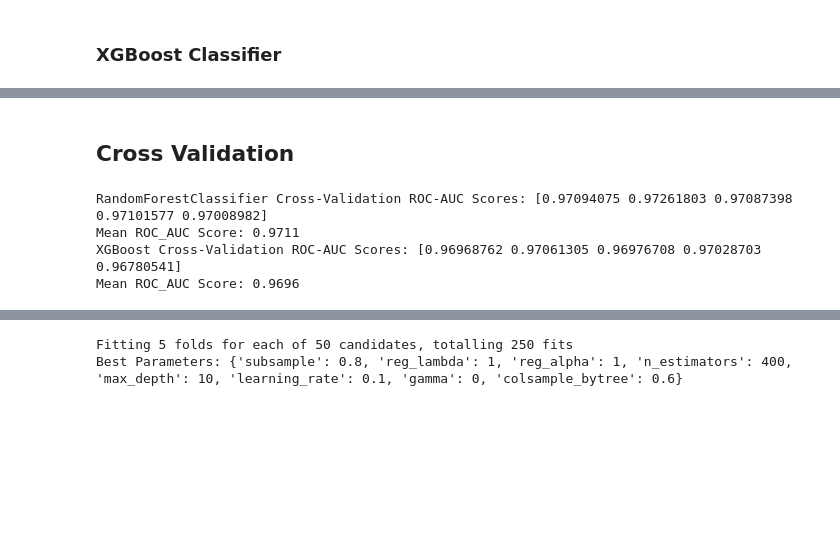
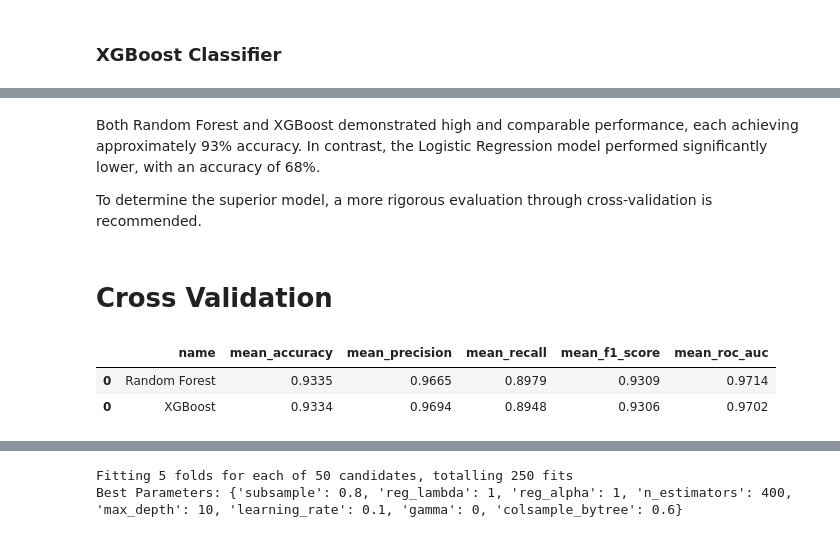
Before and after one commit to Aditya-k-23/Bank-Marketing, a Jupyter notebook: Analysis.ipynb, the cells around one changed output, grey strips where cells are left out. Drawn from its saved outputs; the diff is of its cells as text; code cells hidden in the pictures; blank space fills up the shorter version.

```diff
--- a/Analysis.ipynb
+++ b/Analysis.ipynb
@@ -576,17 +579,36 @@ pd.concat([log_reg_results, rf_results, xgb_results])
+# %% [markdown]
+Both Random Forest and XGBoost demonstrated high and comparable performance, each achieving approximately 93% accuracy. In contrast, the Logistic Regression model performed significantly lower, with an accuracy of 68%.
+
+To determine the superior model, a more rigorous evaluation through cross-validation is recommended.
 # %% [markdown]
-## Cross Validation
+# Cross Validation
-# %%
-# Perform cross-validation on Random Forest
-cv_scores = cross_val_score(rf, X_train, y_train, cv=5, scoring='roc_auc')
-print(f"RandomForestClassifier Cross-Validation ROC-AUC Scores: {cv_scores}")
-print(f"Mean ROC_AUC Score: {cv_scores.mean():.4f}")
-
-# Perform cross-validation on XGBoost
-cv_scores = cross_val_score(xgb, X_train, y_train, cv=5, scoring='roc_auc')
-print(f"XGBoost Cross-Validation ROC-AUC Scores: {cv_scores}")
-print(f"Mean ROC_AUC Score: {cv_scores.mean():.4f}")
-# %% [output]
-RandomForestClassifier Cross-Validation ROC-AUC Scores: [0.97094075 0.97261803 0.97087398 0.97101577 0.97008982]
-Mean ROC_AUC Score: 0.9711
-XGBoost Cross-Validation ROC-AUC Scores: [0.96968762 0.97061305 0.96976708 0.97028703 0.96780541]
-Mean ROC_AUC Score: 0.9696
+# %%
+# Cross validation
+xgb_cv_scores = cross_validate(xgb, X_train, y_train, cv=10, scoring=['accuracy','precision','recall', 'f1', 'roc_auc'])
+rf_cv_scores = cross_validate(rf, X_train, y_train, cv=10, scoring=['accuracy','precision','recall', 'f1', 'roc_auc'])
+
+# Store results
+rf_cv_results = pd.DataFrame({
+    'name': ['Random Forest'],
+    'mean_accuracy': [round(rf_cv_scores['test_accuracy'].mean(), 4)],
+    'mean_precision': [round(rf_cv_scores['test_precision'].mean(), 4)],
+    'mean_recall': [round(rf_cv_scores['test_recall'].mean(), 4)],
+    'mean_f1_score': [round(rf_cv_scores['test_f1'].mean(), 4)],
+    'mean_roc_auc': [round(rf_cv_scores['test_roc_auc'].mean(), 4)]
+})
+
+xgb_cv_results = pd.DataFrame({
+    'name': ['XGBoost'],
+    'mean_accuracy': [round(xgb_cv_scores['test_accuracy'].mean(), 4)],
+    'mean_precision': [round(xgb_cv_scores['test_precision'].mean(), 4)],
+    'mean_recall': [round(xgb_cv_scores['test_recall'].mean(), 4)],
+    'mean_f1_score': [round(xgb_cv_scores['test_f1'].mean(), 4)],
+    'mean_roc_auc': [round(xgb_cv_scores['test_roc_auc'].mean(), 4)]
+})
+
+# Display results
+pd.concat([rf_cv_results, xgb_cv_results])
+# %% [output]
+|  | name | mean_accuracy | mean_precision | mean_recall | mean_f1_score | mean_roc_auc |
+| 0 | Random Forest | 0.9335 | 0.9665 | 0.8979 | 0.9309 | 0.9714 |
+| 0 | XGBoost | 0.9334 | 0.9694 | 0.8948 | 0.9306 | 0.9702 |
```
Also changed, not shown: parts of 23 cells of this notebook.
